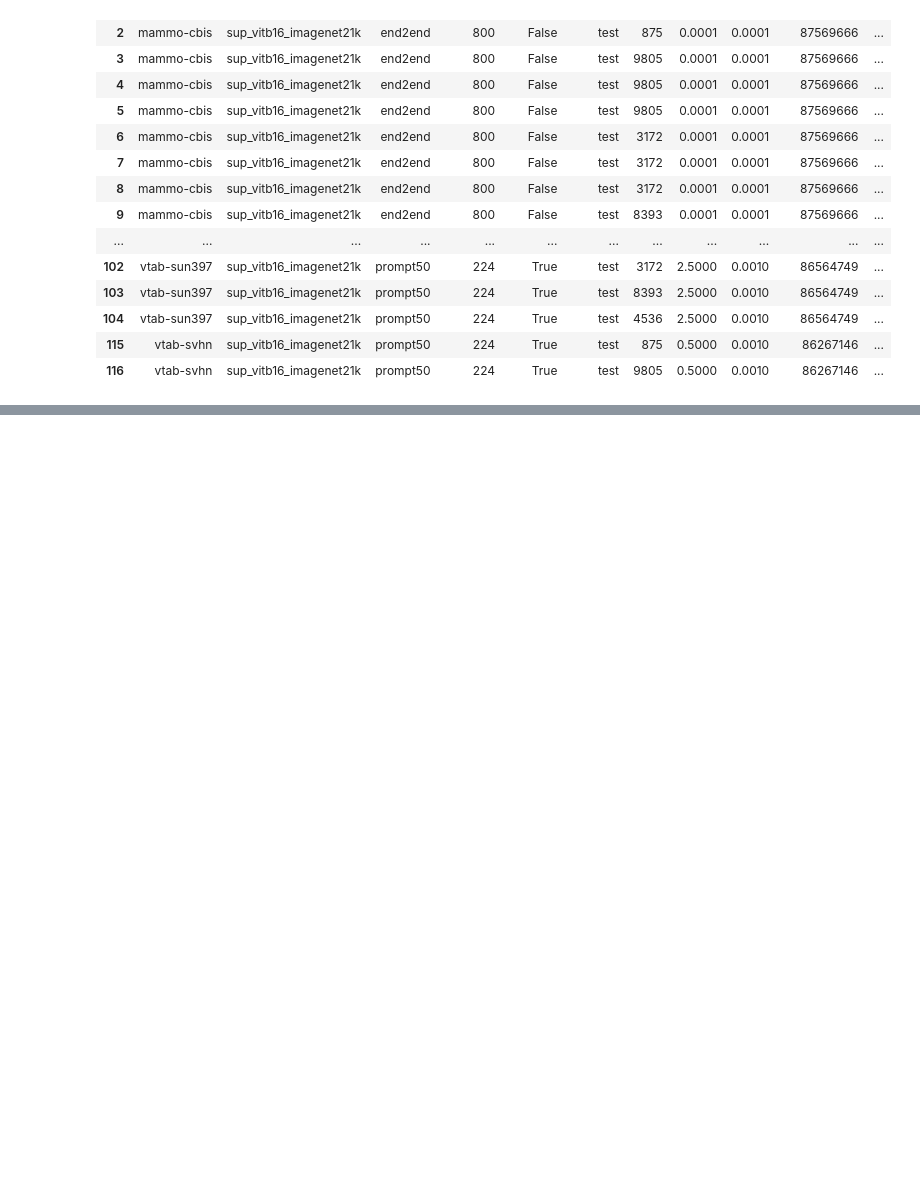
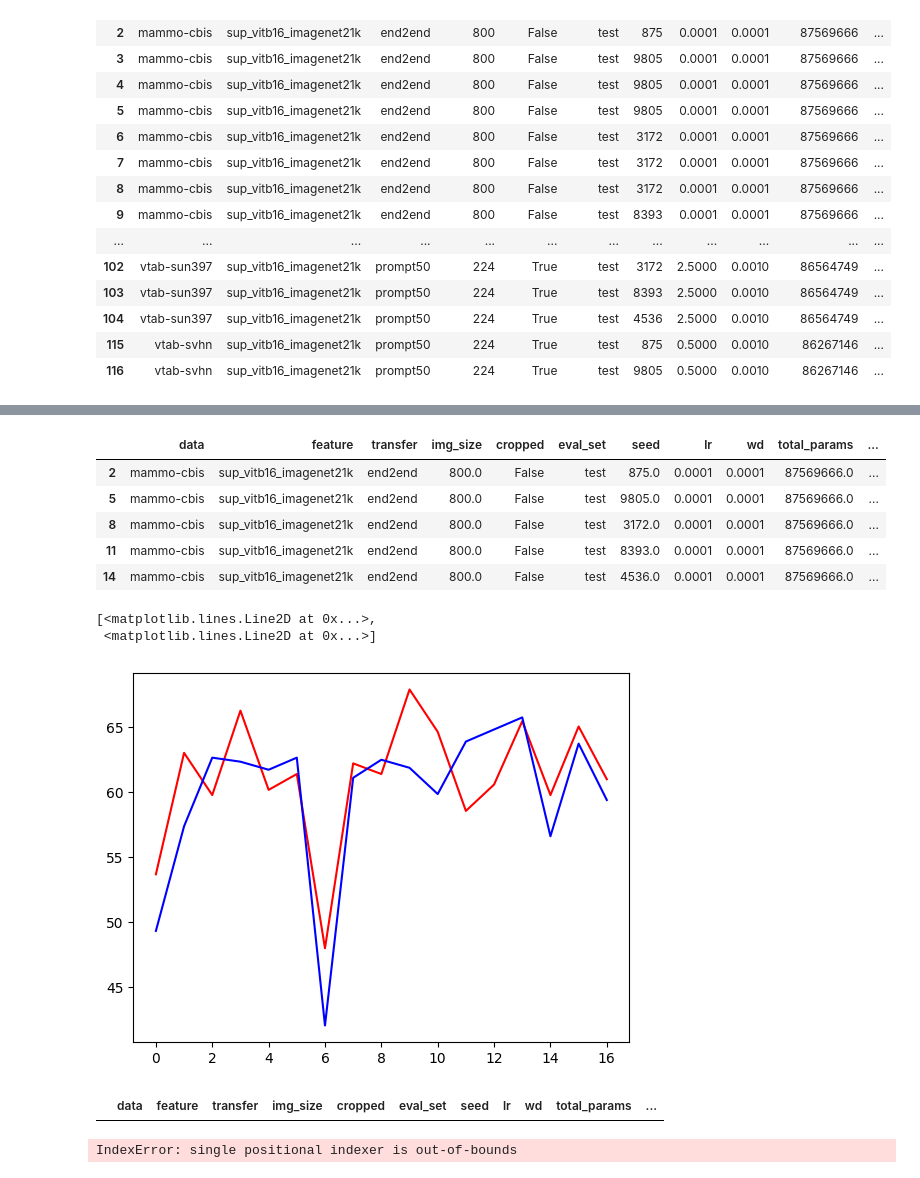
Before and after one commit to DrumsnChocolate/final-project, a Jupyter notebook: implementation/visual_prompt_tuning/results.ipynb, the cells around one changed output, grey strips where cells are left out. Cells and saved outputs as stored; diff of their text form; code cells hidden in the pictures; blank space fills up the shorter version.

```diff
--- a/implementation/visual_prompt_tuning/results.ipynb
+++ b/implementation/visual_prompt_tuning/results.ipynb
@@ -124,3 +131,46 @@ display(df_agg['b-test_top1'])
 | vtab-smallnorb(predicted_attribut... | sup_vitb16_imagenet21k | prompt50 | 224 | True | 1.0000 | 0.0001 | 64 | 300 | test | 37.9720 | ... |
 | vtab-sun397 | sup_vitb16_imagenet21k | prompt50 | 224 | True | 2.5000 | 0.0010 | 64 | 300 | test | 46.3900 | ... |
 | vtab-svhn | sup_vitb16_imagenet21k | prompt50 | 224 | True | 0.5000 | 0.0010 | 64 | 300 | test | 78.5450 | ... |
+# %%
+# show a training run of each mammography configuration
+filters = {'data': 'mammo-cbis', 'transfer': 'end2end', 'patience': 7}
+filtered_df = df
+for filter in filters.items():
+    key, value = filter
+    filtered_df = filtered_df.where(filtered_df[key] == value).dropna()
+display(filtered_df)
+# take the first row of the filtered df, and show its training curve
+row = filtered_df.iloc[0]
+training_data = row['training_data']
+val_data = training_data[1]['val_top1']
+test_data = training_data[1]['test_top1']
+x_range = range(len(val_data))
+plt.plot(x_range, val_data, 'r', x_range, test_data, 'b')
+# %% [output]
+|  | data | feature | transfer | img_size | cropped | eval_set | seed | lr | wd | total_params | ... |
+| 2 | mammo-cbis | sup_vitb16_imagenet21k | end2end | 800.0 | False | test | 875.0 | 0.0001 | 0.0001 | 87569666.0 | ... |
+| 5 | mammo-cbis | sup_vitb16_imagenet21k | end2end | 800.0 | False | test | 9805.0 | 0.0001 | 0.0001 | 87569666.0 | ... |
+| 8 | mammo-cbis | sup_vitb16_imagenet21k | end2end | 800.0 | False | test | 3172.0 | 0.0001 | 0.0001 | 87569666.0 | ... |
+| 11 | mammo-cbis | sup_vitb16_imagenet21k | end2end | 800.0 | False | test | 8393.0 | 0.0001 | 0.0001 | 87569666.0 | ... |
+| 14 | mammo-cbis | sup_vitb16_imagenet21k | end2end | 800.0 | False | test | 4536.0 | 0.0001 | 0.0001 | 87569666.0 | ... |
+[<matplotlib.lines.Line2D at 0x...>,
+ <matplotlib.lines.Line2D at 0x...>]
+[figure, added]
+# %%
+
+filters = {'data': 'mammo-cbis', 'transfer': 'prompt50', 'patience': 7}
+filtered_df = df
+for filter in filters.items():
+    key, value = filter
+    filtered_df = filtered_df.where(filtered_df[key] == value).dropna()
+display(filtered_df)
+# take the first row of the filtered df, and show its training curve
+row = filtered_df.iloc[0]
+training_data = row['training_data']
+val_data = training_data[1]['val_top1']
+test_data = training_data[1]['test_top1']
+x_range = range(len(val_data))
+plt.plot(x_range, val_data, 'r', x_range, test_data, 'b')
+# %% [output]
+|  | data | feature | transfer | img_size | cropped | eval_set | seed | lr | wd | total_params | ... |
+IndexError: single positional indexer is out-of-bounds
```
Also changed, not shown: parts of 5 cells of this notebook, 1 other file.
